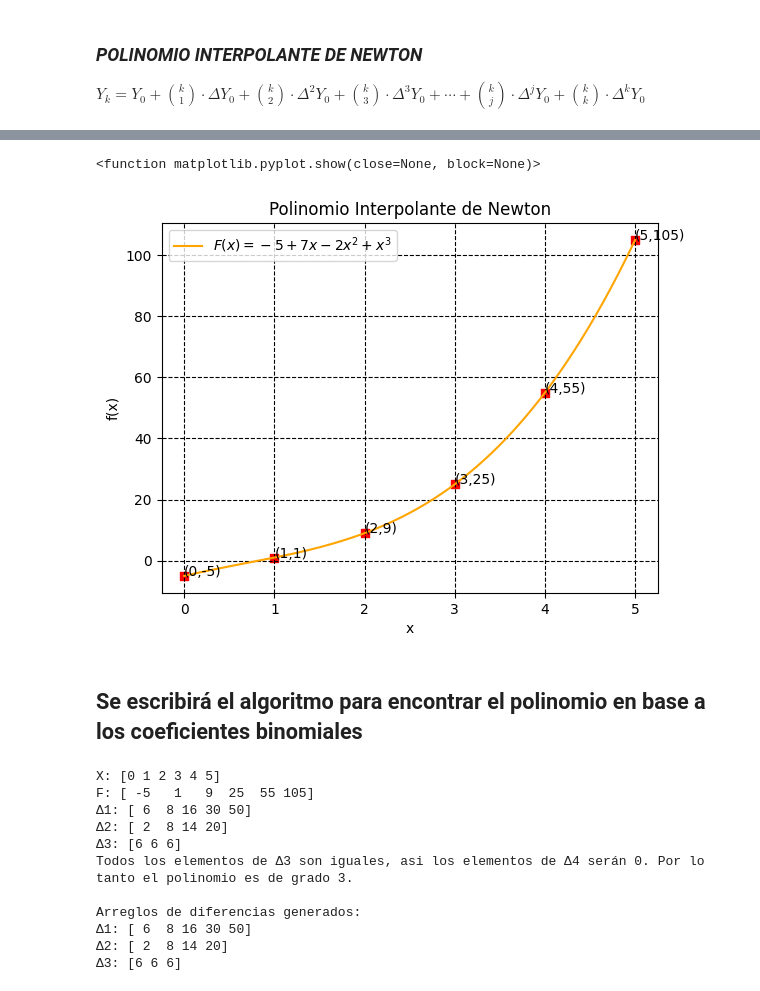
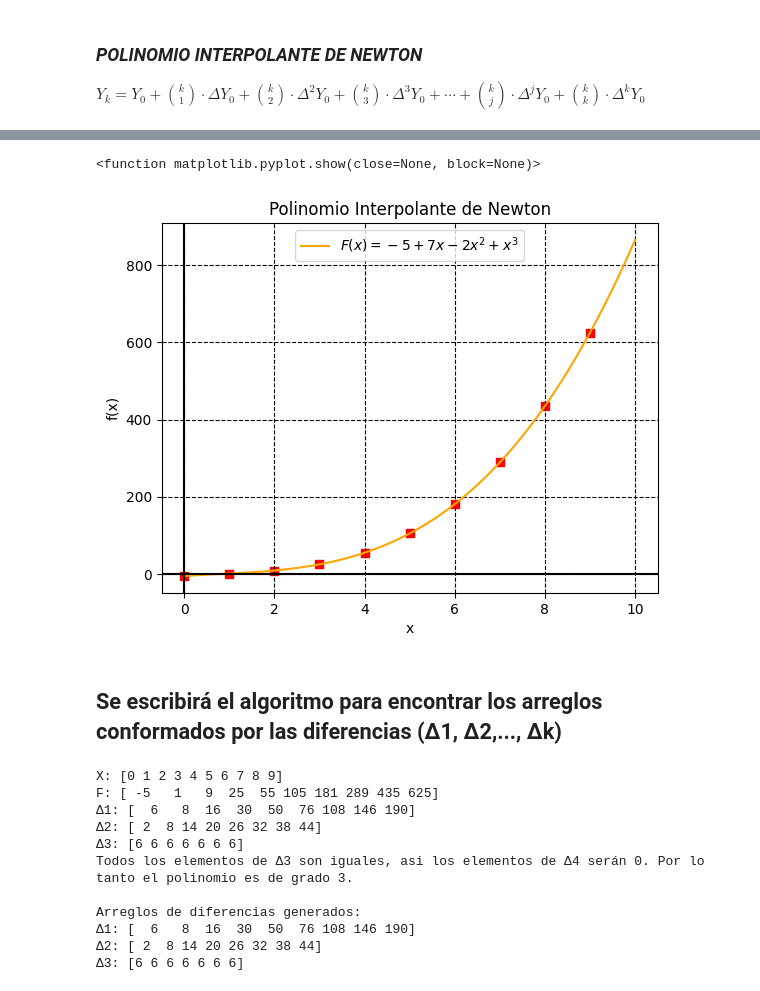
Before and after one commit to Guerrero-America/Guerrero-America, a Jupyter notebook: Polinomio_Interpolante_de_Newton.ipynb, the cells around one changed output, grey strips where cells are left out. Cells and saved outputs as stored; diff of their text form; code cells hidden in the pictures.

```diff
--- a/Polinomio_Interpolante_de_Newton.ipynb
+++ b/Polinomio_Interpolante_de_Newton.ipynb
@@ -35,3 +19,10 @@ plt.show # se muestra la grafica
 # Definimos el polinomio
 def f(x):
     return -5+7*x-2*x**2+x**3
+# %%
+# Se agregaran valores para X
+print([f"Se tienen: X: {X} y Y: {F}"])
+valores=int(input("Ingrese la cantidad de valores de X que desea: "))
+X=np.arange(valores)
+F=-5+7*X-2*X**2+X**3
+print(f"Ahora se tiene: X: {X} y que F(X)={F}")
@@ -38,26 +43,22 @@ def f(x):
 # %%
 # Graficacion del polinomio y datos de la tabla
-x1=np.linspace(0,5,1000) # se crea el rango del grafico
+x1=np.linspace(0,valores,1000) # se crea el rango del grafico
 
 plt.plot(x1,f(x1), color="orange") # se grafica el polinomio
 plt.legend([r"$F(x)=-5 + 7x - 2x^2 + x^3$"]) # leyenda
 plt.title("Polinomio Interpolante de Newton") # titulo
 plt.scatter(X, F, marker= 's', color="red") # se grafican los datos de F con respecto a X
 plt.grid(color="Black", linestyle= "--") # cuadricula
-plt.annotate('(0,-5)', (0, -5))
-plt.annotate('(1,1)', (1, 1))
-plt.annotate('(2,9)', (2, 9))
-plt.annotate('(3,25)', (3, 25))
-plt.annotate('(4,55)', (4, 55))
-plt.annotate('(5,105)', (5, 105)) # ^ puntos de la tabla
+plt.axhline(0, color="black")
+plt.axvline(0, color="black")
 plt.xlabel("x") # rótulo
 plt.ylabel("f(x)") # rótulo
 plt.show # muestra el grafico
 # %% [output]
 <function matplotlib.pyplot.show(close=None, block=None)>
-[figure, old version]
+[figure, new version]
 # %% [markdown]
-## Se escribirá el algoritmo para encontrar el polinomio en base a los coeficientes binomiales
+## Se escribirá el algoritmo para encontrar los arreglos conformados por las diferencias (Δ1, Δ2,..., Δk)
 # %%
 ## se calcularán las diferencias dentro de un ciclo ##
 print(f"X: {X}")
@@ -90,14 +91,14 @@ print("\nArreglos de diferencias generados:")
 for idx, arr in enumerate(diferencias, start=1):
     print(f"Δ{idx}: {arr}")
 # %% [output]
-X: [0 1 2 3 4 5]
-F: [ -5   1   9  25  55 105]
-Δ1: [ 6  8 16 30 50]
-Δ2: [ 2  8 14 20]
-Δ3: [6 6 6]
+X: [0 1 2 3 4 5 6 7 8 9]
+F: [ -5   1   9  25  55 105 181 289 435 625]
+Δ1: [  6   8  16  30  50  76 108 146 190]
+Δ2: [ 2  8 14 20 26 32 38 44]
+Δ3: [6 6 6 6 6 6 6]
 Todos los elementos de Δ3 son iguales, asi los elementos de Δ4 serán 0. Por lo tanto el polinomio es de grado 3.
 
 Arreglos de diferencias generados:
-Δ1: [ 6  8 16 30 50]
-Δ2: [ 2  8 14 20]
-Δ3: [6 6 6]
+Δ1: [  6   8  16  30  50  76 108 146 190]
+Δ2: [ 2  8 14 20 26 32 38 44]
+Δ3: [6 6 6 6 6 6 6]
```
Also changed, not shown: parts of 7 cells of this notebook.
